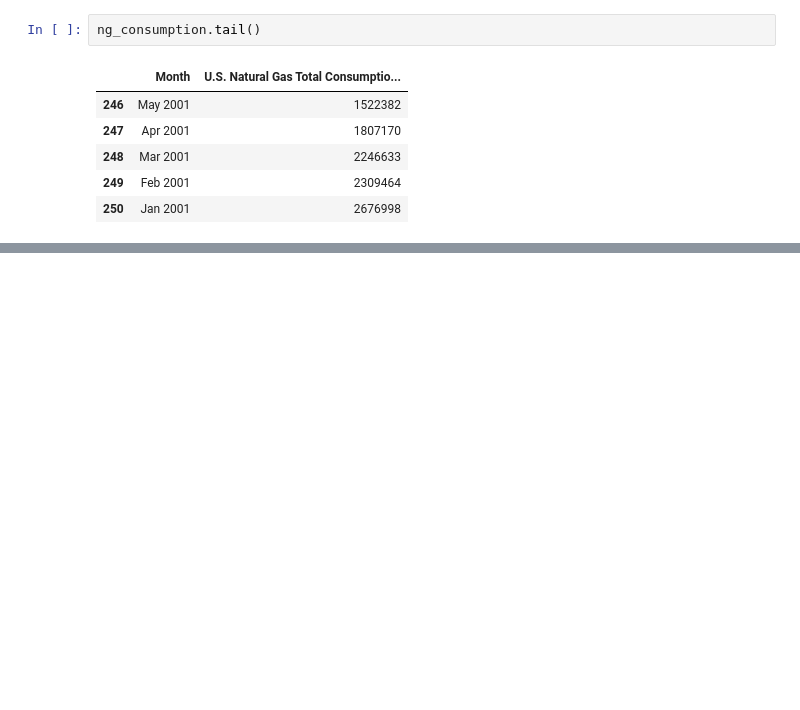
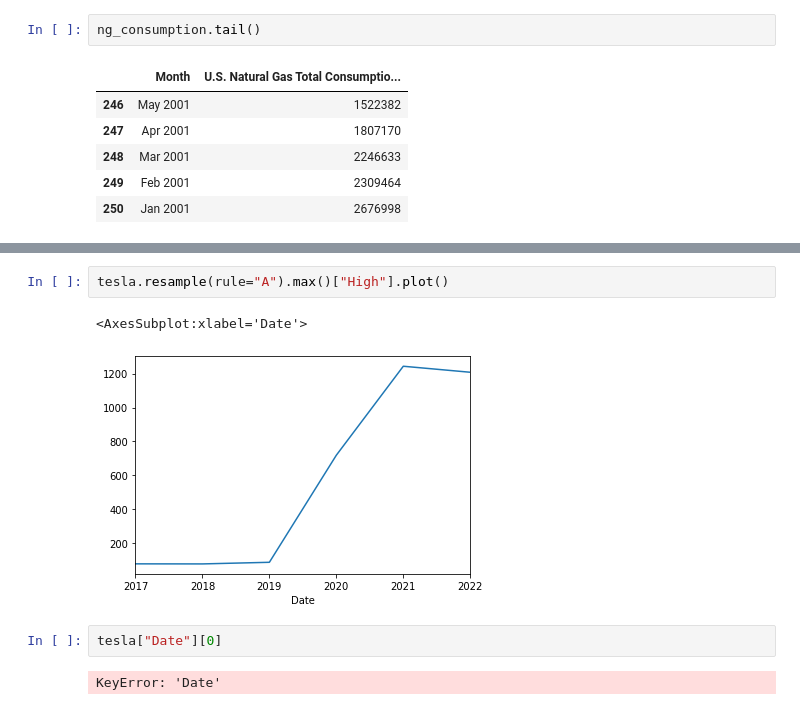
Before and after one commit to jagadeesh-tolnut/NaturalGas-DSNotebooks, a Jupyter notebook: EDA/Untitled.ipynb, the cells around one changed output, grey strips where cells are left out. Cells and saved outputs as stored; diff of their text form; blank space fills up the shorter version.

```diff
--- a/EDA/Untitled.ipynb
+++ b/EDA/Untitled.ipynb
@@ -69,0 +101,9 @@ ng_consumption.tail()
+# %%
+tesla.resample(rule="A").max()["High"].plot()
+# %% [output]
+<AxesSubplot:xlabel='Date'>
+[figure, added]
+# %%
+tesla["Date"][0]
+# %% [output]
+KeyError: 'Date'
```
Also changed, not shown: parts of 26 cells of this notebook, 3 other files.
